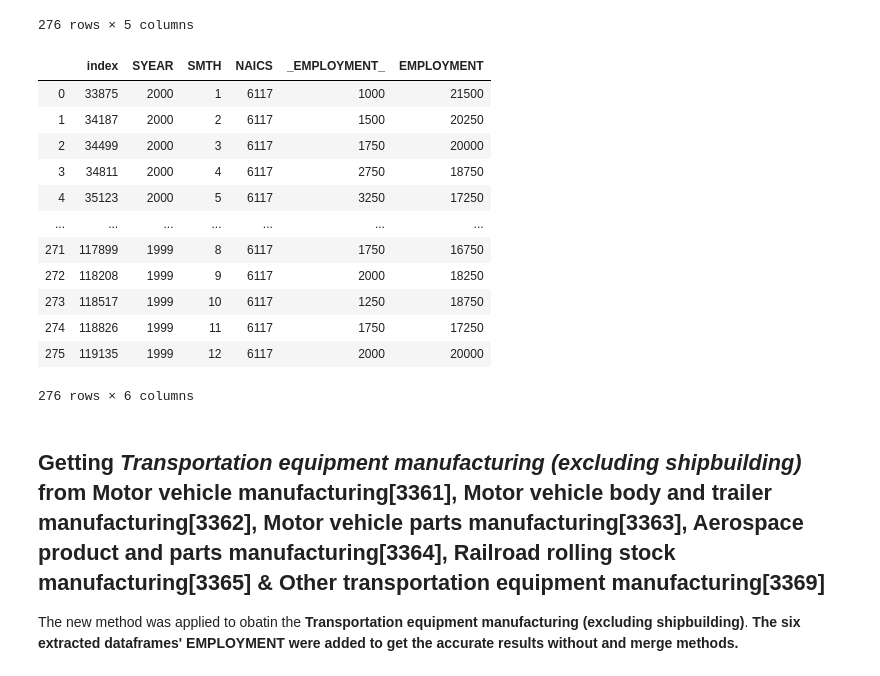
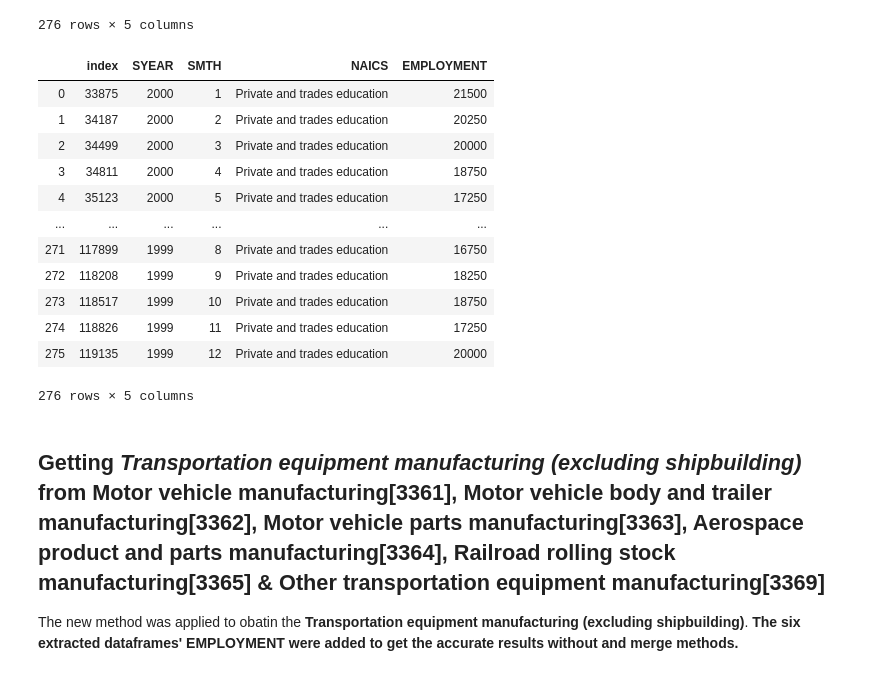
Before and after one commit to Hotlynn2/SERIES-ANALYSIS-OF-NAICS, a Jupyter notebook: Time Analysis Series.ipynb, the cells around one changed output. Saved outputs shown, nothing was run; the diff lists cells and outputs as text; code cells hidden in the pictures.

```diff
--- a/Time Analysis Series.ipynb
+++ b/Time Analysis Series.ipynb
@@ -1405,21 +1405,25 @@ ESS
 276 rows × 5 columns
 # %%
 ESS['EMPLOYMENT'] = BSS['_EMPLOYMENT_'] + OSI['_EMPLOYMENT_'] + TTS['_EMPLOYMENT_'] + ESS['_EMPLOYMENT_']
-ESS
+Private_and_trades_education = ESS
-# %% [output]
-|  | index | SYEAR | SMTH | NAICS | _EMPLOYMENT_ | EMPLOYMENT |
-| 0 | 33875 | 2000 | 1 | 6117 | 1000 | 21500 |
-| 1 | 34187 | 2000 | 2 | 6117 | 1500 | 20250 |
-| 2 | 34499 | 2000 | 3 | 6117 | 1750 | 20000 |
-| 3 | 34811 | 2000 | 4 | 6117 | 2750 | 18750 |
-| 4 | 35123 | 2000 | 5 | 6117 | 3250 | 17250 |
-| ... | ... | ... | ... | ... | ... | ... |
-| 271 | 117899 | 1999 | 8 | 6117 | 1750 | 16750 |
-| 272 | 118208 | 1999 | 9 | 6117 | 2000 | 18250 |
-| 273 | 118517 | 1999 | 10 | 6117 | 1250 | 18750 |
-| 274 | 118826 | 1999 | 11 | 6117 | 1750 | 17250 |
-| 275 | 119135 | 1999 | 12 | 6117 | 2000 | 20000 |
-276 rows × 6 columns
+# %%
+Private_and_trades_education = Private_and_trades_education.replace(6117, 'Private and trades education')
+Private_and_trades_education = Private_and_trades_education.drop('_EMPLOYMENT_', axis= 1)
+Private_and_trades_education
+# %% [output]
+|  | index | SYEAR | SMTH | NAICS | EMPLOYMENT |
+| 0 | 33875 | 2000 | 1 | Private and trades education | 21500 |
+| 1 | 34187 | 2000 | 2 | Private and trades education | 20250 |
+| 2 | 34499 | 2000 | 3 | Private and trades education | 20000 |
+| 3 | 34811 | 2000 | 4 | Private and trades education | 18750 |
+| 4 | 35123 | 2000 | 5 | Private and trades education | 17250 |
+| ... | ... | ... | ... | ... | ... |
+| 271 | 117899 | 1999 | 8 | Private and trades education | 16750 |
+| 272 | 118208 | 1999 | 9 | Private and trades education | 18250 |
+| 273 | 118517 | 1999 | 10 | Private and trades education | 18750 |
+| 274 | 118826 | 1999 | 11 | Private and trades education | 17250 |
+| 275 | 119135 | 1999 | 12 | Private and trades education | 20000 |
+276 rows × 5 columns
 # %% [markdown]
 ## Getting  *Transportation equipment manufacturing (excluding shipbuilding)*  from Motor vehicle manufacturing[3361], Motor vehicle body and trailer manufacturing[3362],  Motor vehicle parts manufacturing[3363],  Aerospace product and parts manufacturing[3364], Railroad rolling stock manufacturing[3365] & Other transportation equipment manufacturing[3369]
 
```
Also changed, not shown: parts of 6 cells of this notebook.
